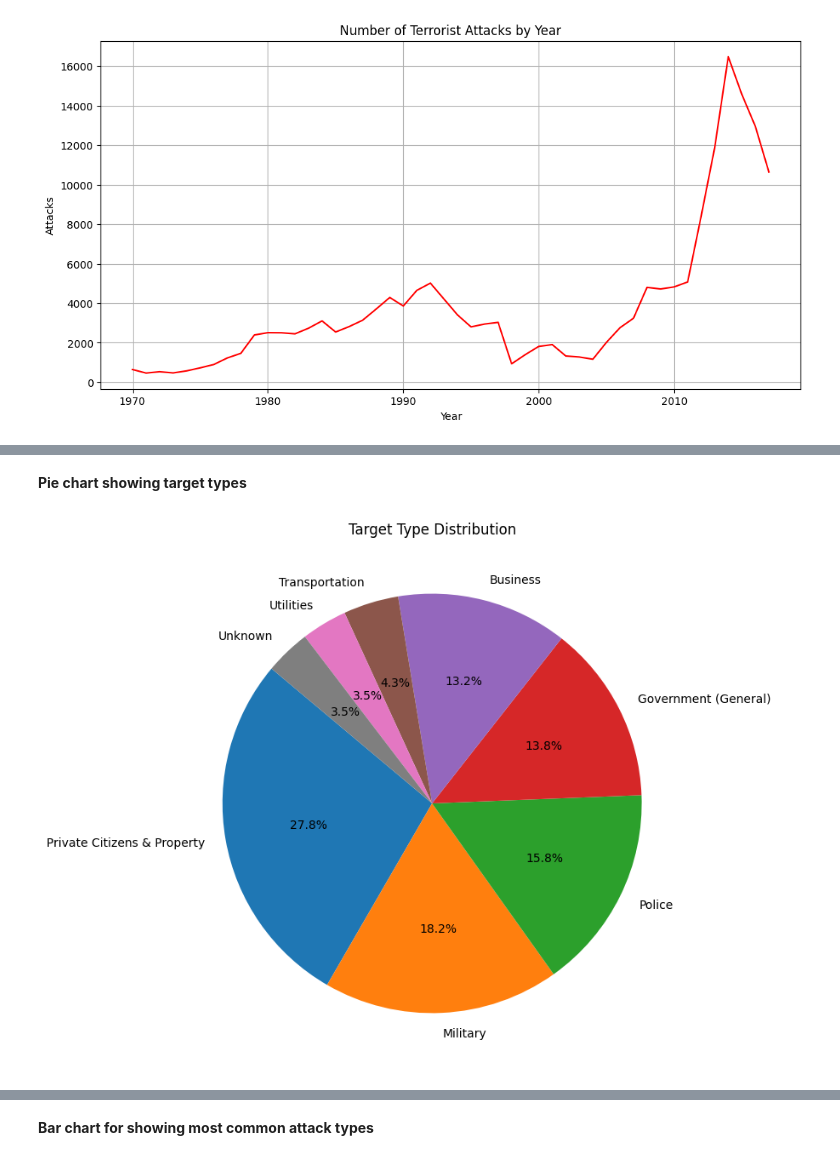
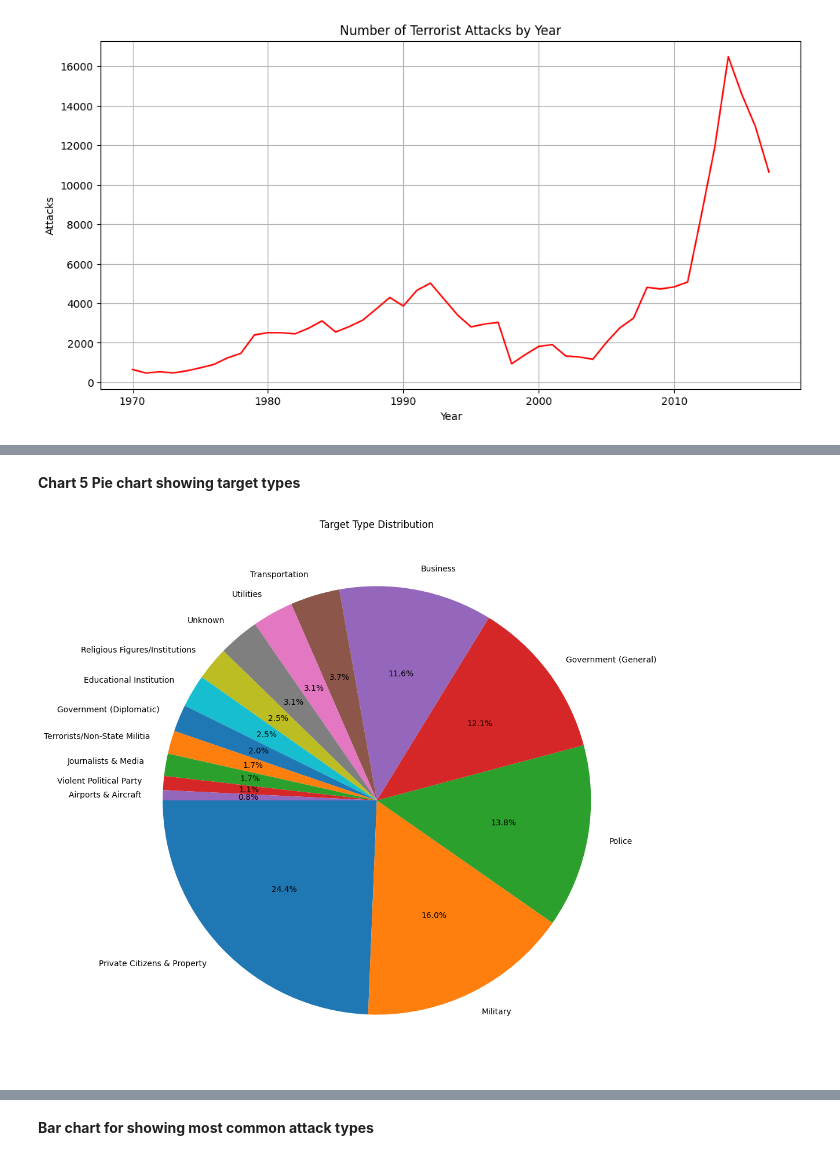
Before and after one commit to Adiba101/DS-ASSIGNMENT3-TERRORISM-, a Jupyter notebook: DS_Assignment3.ipynb, the cells around one changed output, grey strips where cells are left out. Drawn from its saved outputs; the diff is of its cells as text; code cells hidden in the pictures.

```diff
--- a/DS_Assignment3.ipynb
+++ b/DS_Assignment3.ipynb
@@ -350,10 +928,10 @@ Passing `palette` without assigning `hue` is deprecated and will be removed in v
 # %% [markdown]
-**Pie chart showing target types**
+**Chart 5 Pie chart showing target types**
 # %%
-target_types = df['targtype1_txt'].value_counts().head(8)
-plt.figure(figsize=(8,8))
-plt.pie(target_types.values, labels=target_types.index, autopct='%1.1f%%', startangle=140)
+target_types = df['targtype1_txt'].value_counts().head(15)
+plt.figure(figsize=(20,12))
+plt.pie(target_types.values, labels=target_types.index, autopct='%1.1f%%', startangle=180)
 plt.title('Target Type Distribution')
 plt.show()
 # %% [output]
-[figure, old version]
+[figure, new version]
```
Also changed, not shown: parts of 55 cells of this notebook.
